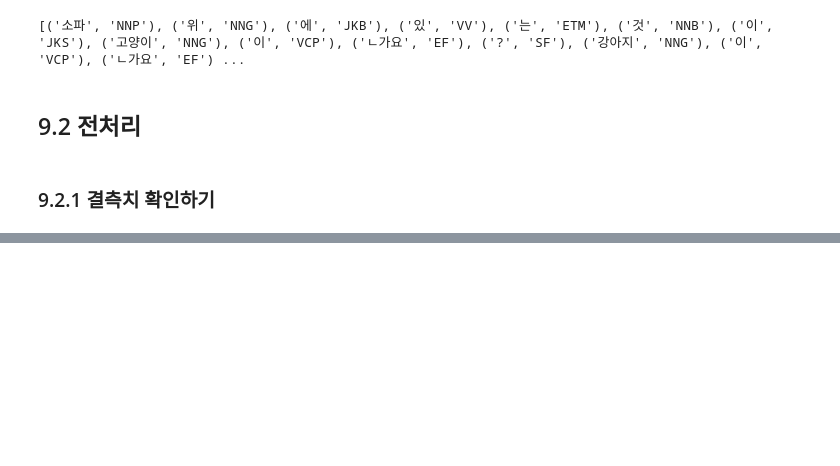
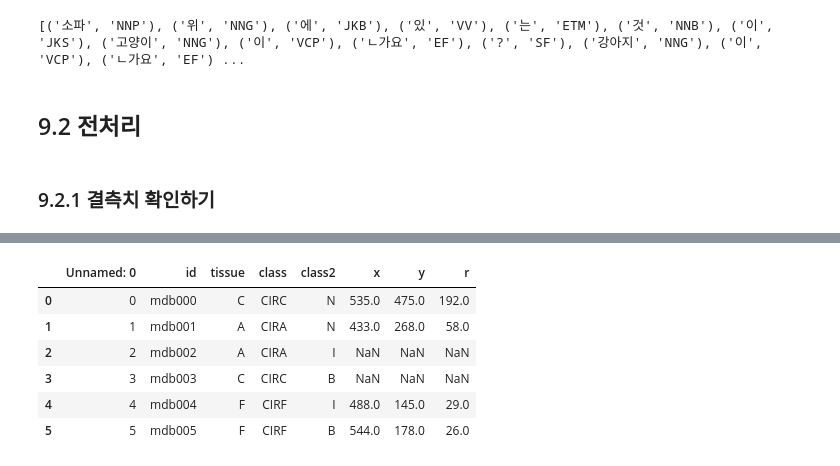
Before and after one commit to va4756/deeplearn_practice, a Jupyter notebook: pytorch_deeplearn_02.ipynb, the cells around one changed output, grey strips where cells are left out. Drawn from its saved outputs; the diff is of its cells as text; code cells hidden in the pictures; blank space fills up the shorter version.

Commit message:
Colab을 통해 생성됨

```diff
--- a/pytorch_deeplearn_02.ipynb
+++ b/pytorch_deeplearn_02.ipynb
@@ -1142,3 +1140,11 @@ print(komoran.pos('소파 위에 있는 것이 고양이인가요? 강아지인
 ## 9.2 전처리
 # %% [markdown]
 ### 9.2.1 결측치 확인하기
+# %%
+from google.colab import files
+file_uploaded = files.upload()
+
+import pandas as pd
+df = pd.read_csv("/content/class2.csv")
+df
+# %% [output]
@@ -1144,0 +1152,7 @@ print(komoran.pos('소파 위에 있는 것이 고양이인가요? 강아지인
+|  | Unnamed: 0 | id | tissue | class | class2 | x | y | r |
+| 0 | 0 | mdb000 | C | CIRC | N | 535.0 | 475.0 | 192.0 |
+| 1 | 1 | mdb001 | A | CIRA | N | 433.0 | 268.0 | 58.0 |
+| 2 | 2 | mdb002 | A | CIRA | I | NaN | NaN | NaN |
+| 3 | 3 | mdb003 | C | CIRC | B | NaN | NaN | NaN |
+| 4 | 4 | mdb004 | F | CIRF | I | 488.0 | 145.0 | 29.0 |
+| 5 | 5 | mdb005 | F | CIRF | B | 544.0 | 178.0 | 26.0 |
```
Also changed, not shown: parts of 43 cells of this notebook.
